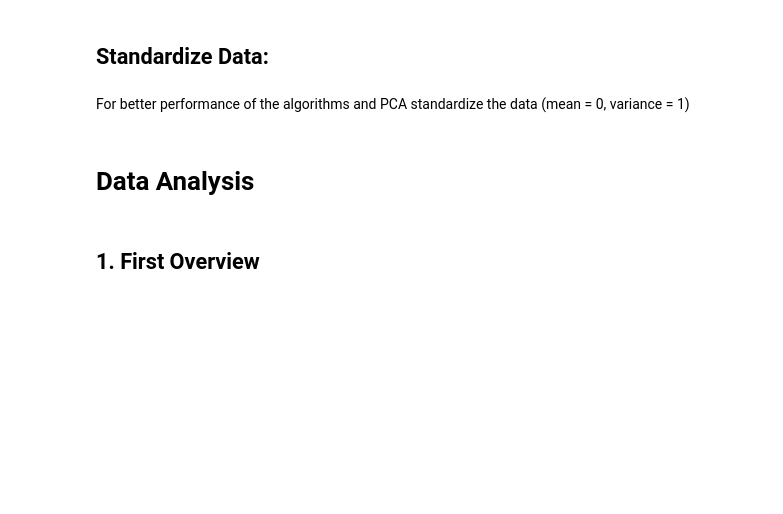
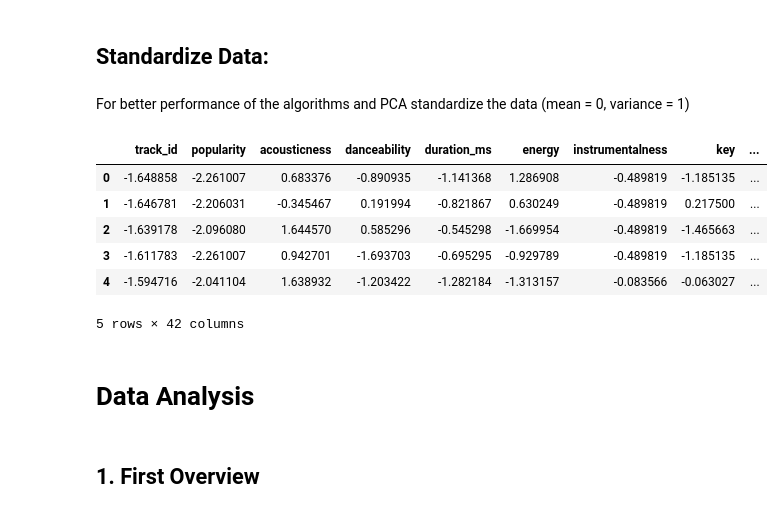
Before and after one commit to LeuphanaDataScience/ML-Lab, a Jupyter notebook: ML_music.ipynb, the cells around one changed output. Saved outputs shown, nothing was run; the diff lists cells and outputs as text; code cells hidden in the pictures; blank space fills up the shorter version.

```diff
--- a/ML_music.ipynb
+++ b/ML_music.ipynb
@@ -157,15 +187,27 @@ music_df["time_signature"].value_counts()
+# %%
+music_df = music_df.drop(["artist_name","track_name",],1)
 # %% [markdown]
 ## Standardize Data:
 # %% [markdown]
 For better performance of the algorithms and PCA standardize the data (mean = 0, variance = 1)
 # %%
 music_df_scaled = music_df.copy()
-col_names = ["genre", "popularity", "acousticness","danceability","duration_ms","energy","instrumentalness","key","liveness","loudness","mode","speechiness","tempo","time_signature","valence" ]
+#make list of all column names
+col_names = list(music_df.columns.values)
+
 features = music_df_scaled[col_names]
 scaler = StandardScaler().fit(features.values)
 features = scaler.transform(features.values)
 music_df_scaled[col_names] = features
 music_df_scaled.head()
+# %% [output]
+|  | track_id | popularity | acousticness | danceability | duration_ms | energy | instrumentalness | key | ... |
+| 0 | -1.648858 | -2.261007 | 0.683376 | -0.890935 | -1.141368 | 1.286908 | -0.489819 | -1.185135 | ... |
+| 1 | -1.646781 | -2.206031 | -0.345467 | 0.191994 | -0.821867 | 0.630249 | -0.489819 | 0.217500 | ... |
+| 2 | -1.639178 | -2.096080 | 1.644570 | 0.585296 | -0.545298 | -1.669954 | -0.489819 | -1.465663 | ... |
+| 3 | -1.611783 | -2.261007 | 0.942701 | -1.693703 | -0.695295 | -0.929789 | -0.489819 | -1.185135 | ... |
+| 4 | -1.594716 | -2.041104 | 1.638932 | -1.203422 | -1.282184 | -1.313157 | -0.083566 | -0.063027 | ... |
+5 rows × 42 columns
 # %% [markdown]
 # Data Analysis
 # %% [markdown]
```
Also changed, not shown: parts of 29 cells of this notebook.
